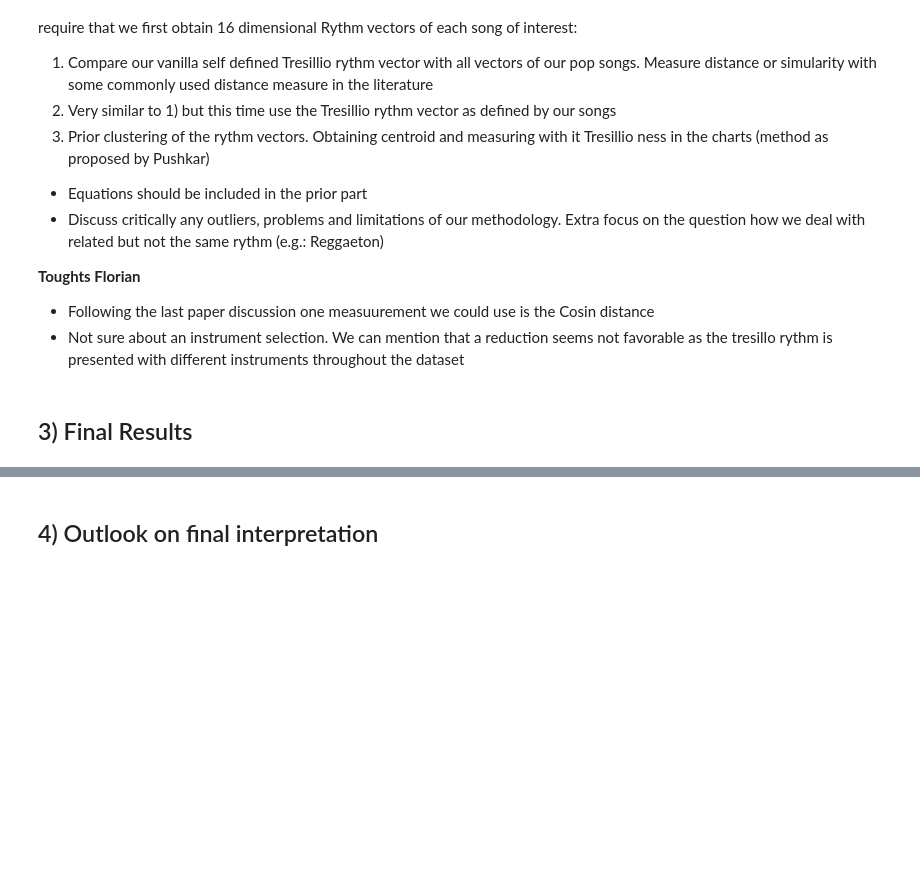
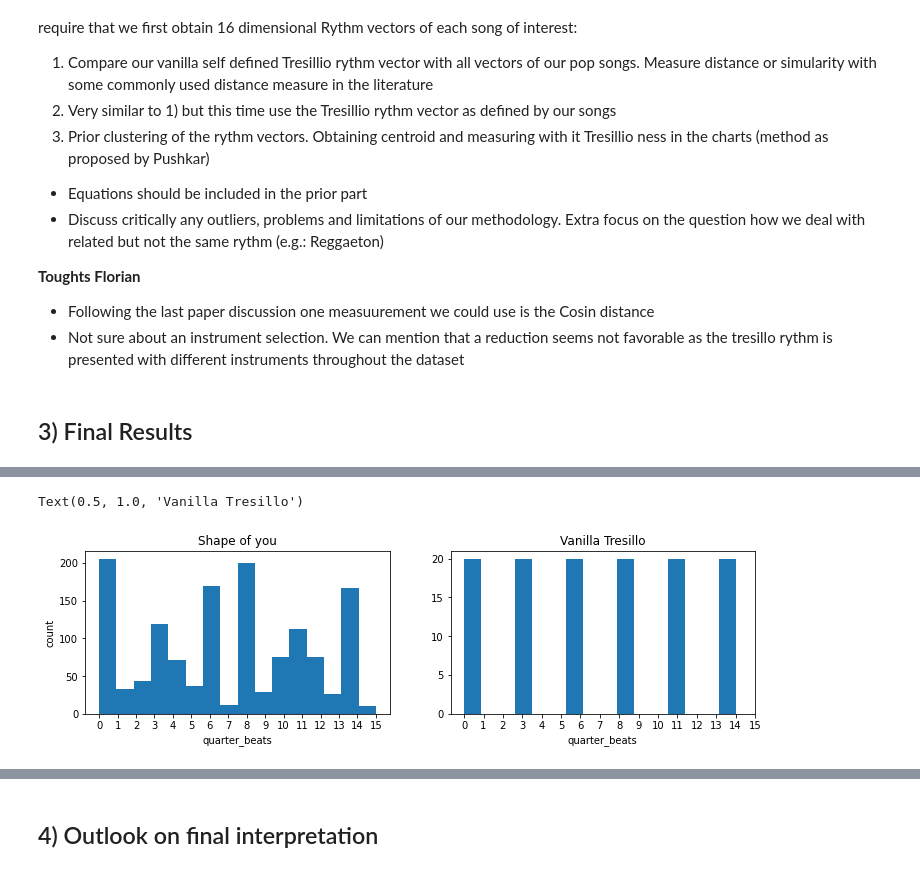
Before and after one commit to pushkarjajoria/Tresillo, a Jupyter notebook: src/milestone_3_sugessted_structure.ipynb, the cells around one changed output, grey strips where cells are left out. Cells and saved outputs as stored; diff of their text form; code cells hidden in the pictures; blank space fills up the shorter version.

Commit message:
started with results: rhythm vectors & histograms

```diff
--- a/src/milestone_3_sugessted_structure.ipynb
+++ b/src/milestone_3_sugessted_structure.ipynb
@@ -1,3 +1,14 @@
+# %%
+import pandas as pd
+import ms3
+from  ms3.utils import *
+import os
+from ms3 import Score
+import matplotlib.pyplot as plt
+from sklearn.metrics.pairwise import cosine_similarity
+import numpy as np
+# include directory
+home_dir = '/home/nulpe/Desktop/Tresillo/'
 # %% [markdown]
 # Towards a Rhythmical Definition of the Tressilio beat and a Tracing of it in Popular Music
 # %% [markdown]
@@ -115,0 +145,31 @@ Points to discuss as stated by TAs:
+# %%
+#paths to both examples
+shape_of_you = home_dir+'dataset/project_mscx/mscx_tresillos_billboard/Shape of you-Ed Sheran.mscx'
+vanilla_tresillo = home_dir+'dataset/project_mscx/mscx_tresillos/Vanilla_Tresillo.mscx'
+
+
+# get the note scores of both examples
+df_shape_of_you = Score(shape_of_you).mscx.notes
+df_vanilla_tresillo = Score(vanilla_tresillo).mscx.notes
+
+#calculate quarter note position for each note
+df_shape_of_you['quarter_beats'] = (df_shape_of_you.mc_onset*16).astype('int32')
+df_vanilla_tresillo['quarter_beats'] = (df_vanilla_tresillo.mc_onset*16).astype('int32')
+
+
+fig, ax = plt.subplots(1,2, figsize=(12,3))
+
+ax[0].hist(df_shape_of_you['quarter_beats'], bins=16)
+ax[1].hist(df_vanilla_tresillo['quarter_beats'], bins=16)
+ax[0].set_xlabel('quarter_beats')
+ax[1].set_xlabel('quarter_beats')
+ax[0].xaxis.set_ticks(np.arange(0, 16, 1))
+ax[1].xaxis.set_ticks(np.arange(0, 16, 1))
+ax[0].set_ylabel('count')
+ax[0].set_title('Shape of you')
+ax[1].set_title('Vanilla Tresillo')
+
+#mention somewhere that we are working with quarter notes
+# %% [output]
+Text(0.5, 1.0, 'Vanilla Tresillo')
+[figure, added]
```
Also changed, not shown: parts of 13 cells of this notebook.
